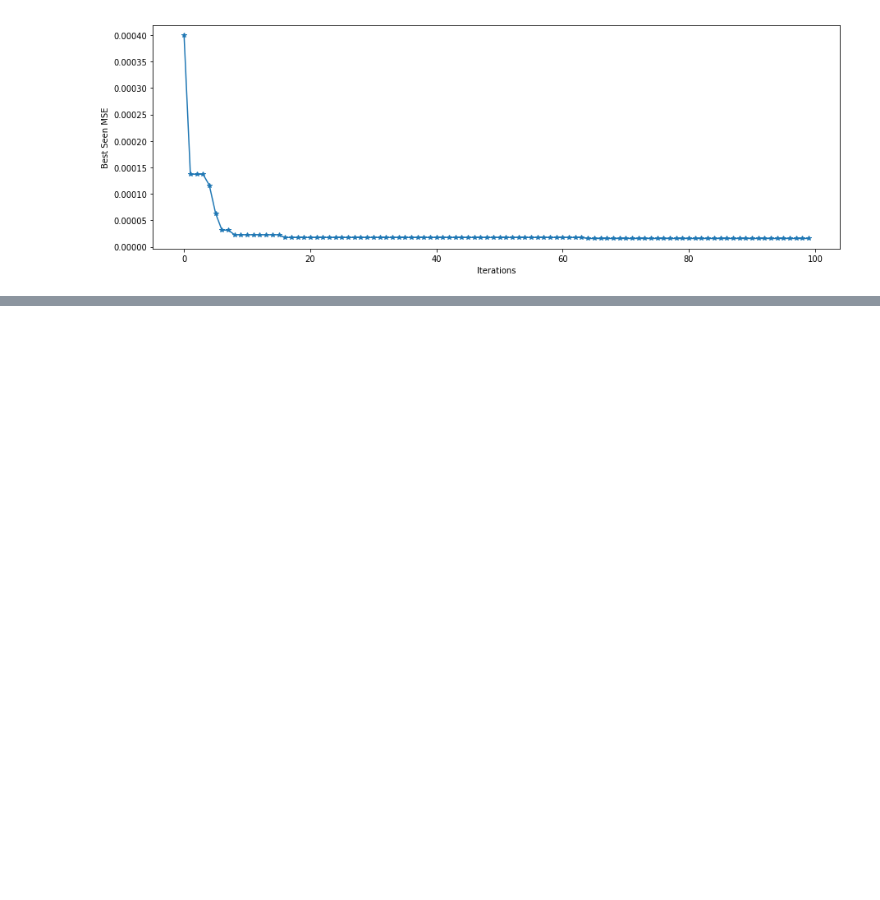
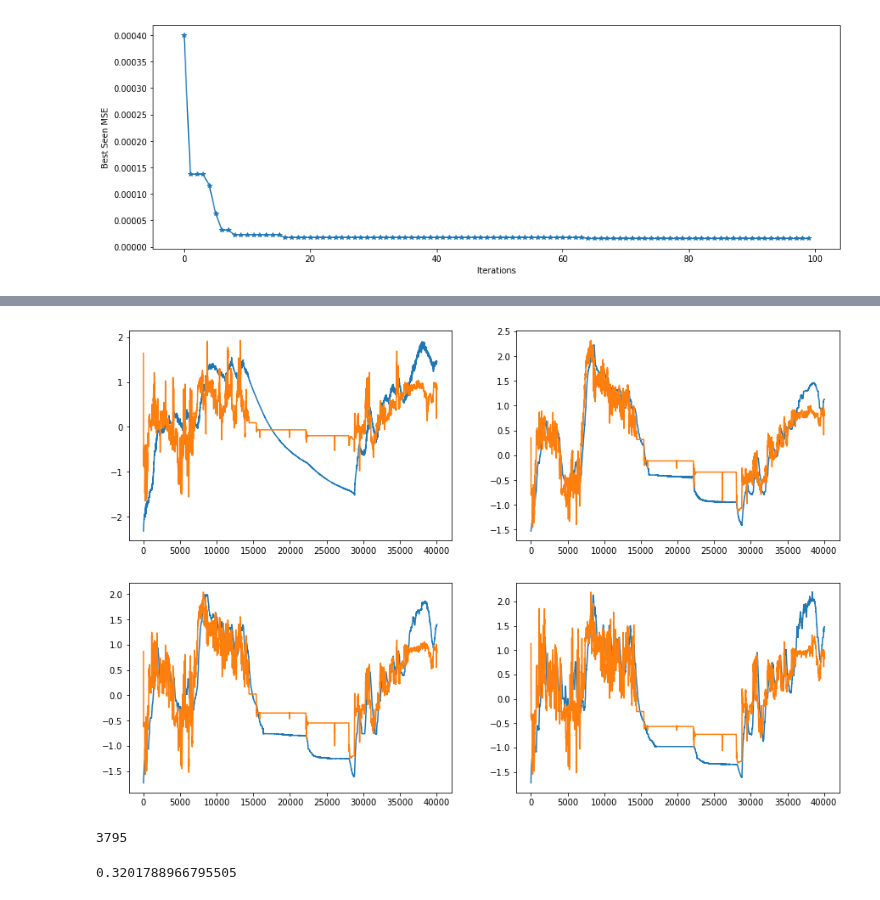
Before and after one commit to moiraghif/Electric-Motor-Temperature, a Jupyter notebook: AML_GRU.ipynb, the cells around one changed output, grey strips where cells are left out. Cells and saved outputs as stored; diff of their text form; code cells hidden in the pictures; blank space fills up the shorter version.

```diff
--- a/AML_GRU.ipynb
+++ b/AML_GRU.ipynb
@@ -744,7 +666,7 @@ plt.show()
 # %% [output]
 [figure]
 # %%
-test_gen = dataloader([df_test[0].values], look_back, shuffle=False)
+test_gen = dataloader([df.values for df in df_test], look_back, shuffle=False)
 
 batch_size = 510
 
@@ -792,0 +832,5 @@ np.mean(np.abs((y_test - y_pred_all)/np.abs(y_test))) #MAPE
+# %%
+look_back=20
+test_gen = dataloader([df.values for df in df_test], look_back, shuffle=False)
+X,y = next(test_gen)
+x_torch = torch.tensor(np.swapaxes(X,0,1),dtype=torch.float32).reshape(-1, 7, 21)
@@ -792,0 +1031,36 @@ np.mean(np.abs((y_test - y_pred_all)/np.abs(y_test))) #MAPE
+# %%
+plt.figure(figsize=(15,10))
+
+plt.subplot(221)
+plt.plot(y_test[:size - look_back - 1,0])
+plt.plot(y_pred_all[:size - look_back - 1,0])
+
+plt.subplot(222)
+plt.plot(y_test[:size - look_back - 1,1])
+plt.plot(y_pred_all[:size - look_back - 1,1])
+
+plt.subplot(223)
+plt.plot(y_test[:size - look_back - 1,2])
+plt.plot(y_pred_all[:size - look_back - 1,2])
+
+plt.subplot(224)
+plt.plot(y_test[:size - look_back - 1,3])
+plt.plot(y_pred_all[:size - look_back - 1,3])
+plt.show()
+
+
+plt.show()
+# %% [output]
+[figure, added]
+# %%
+tot=0
+for x in best_model.parameters():
+    tot += np.prod(x.detach().cpu().numpy().shape)
+
+print(tot)
+# %% [output]
+3795
+# %%
+np.mean(np.abs((y_test-y_pred_all)**2))
+# %% [output]
+0.3201788966795505
```
Also changed, not shown: parts of 25 cells of this notebook, 2 other files.
